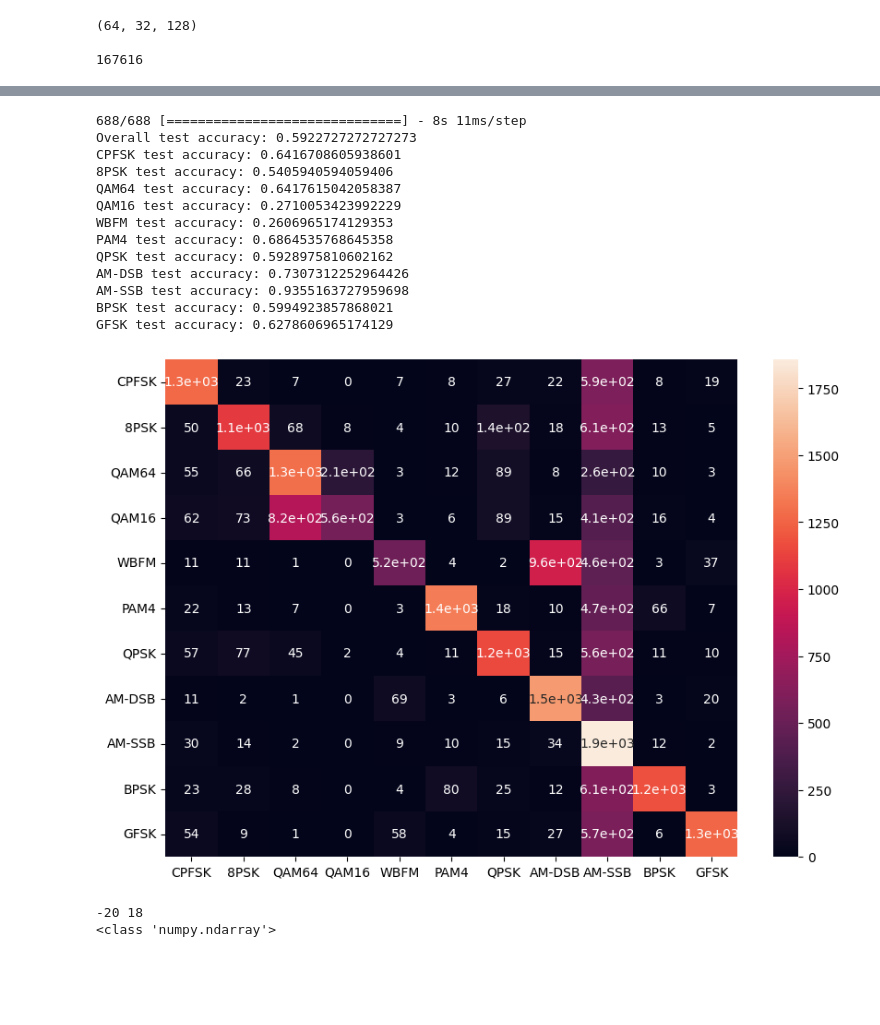
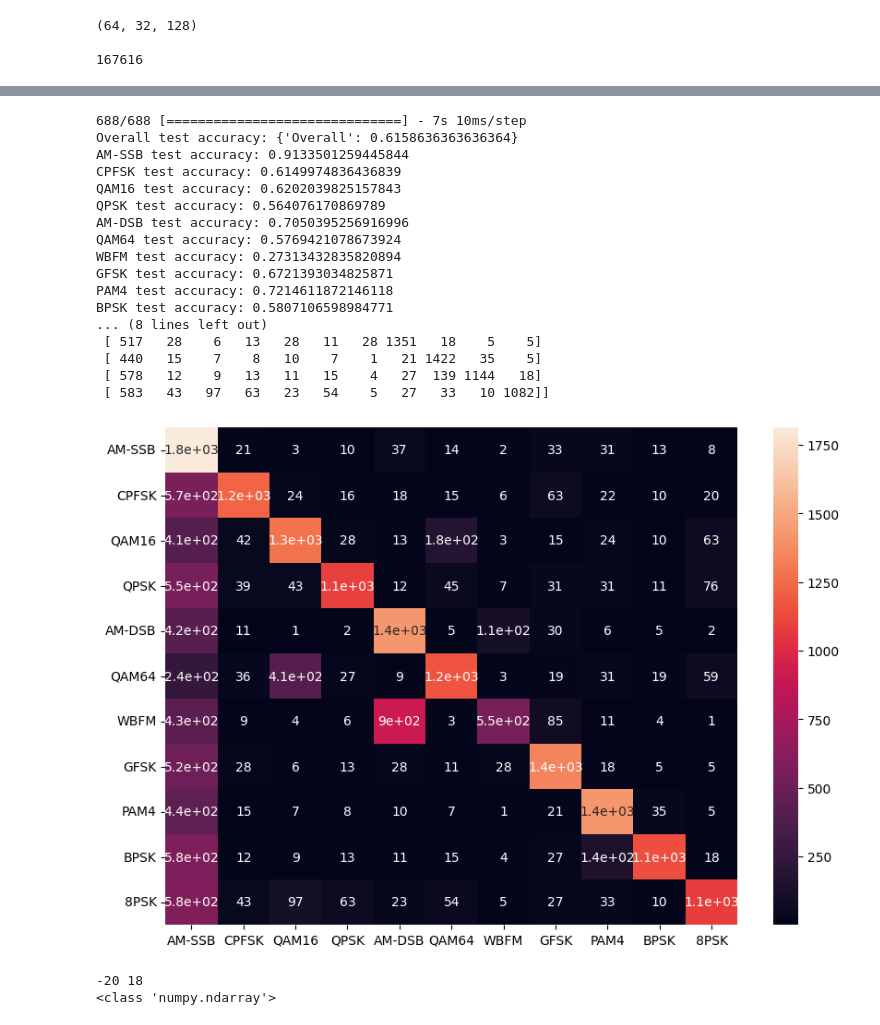
Before and after one commit to google/CFU-Playground, a Jupyter notebook: models/simc_4/train_model_simc_4_radioml_data.ipynb, the cells around one changed output, grey strips where cells are left out. Drawn from its saved outputs; the diff is of its cells as text; code cells hidden in the pictures; blank space fills up the shorter version.

Commit message:
update model 4

```diff
--- a/models/simc_4/train_model_simc_4_radioml_data.ipynb
+++ b/models/simc_4/train_model_simc_4_radioml_data.ipynb
@@ -731,7 +762,8 @@ _________________________________________________________________
 # learning rate schedule
 
 model.compile(
-    optimizer=tf.keras.optimizers.Adam(learning_rate=0.0),
+    # optimizer=tf.keras.optimizers.Adam(learning_rate=0.0),
+    optimizer=tf.keras.optimizers.Adam(),
     loss=tf.keras.losses.SparseCategoricalCrossentropy(),
     metrics=['accuracy'],
 )
@@ -744,17 +776,17 @@ test_data = test_data.squeeze()
 # validation_data = np.expand_dims(validation_data, 1)
 # test_data = np.expand_dims(test_data, 1)
 # %%
-def step_decay(epoch):
-    # lrate=0.001
-    lrate = 0.001
-    # factor = epoch // 6
-    # lrate /= (10**factor)
-    return lrate
+# def step_decay(epoch):
+#     # lrate=0.001
+#     lrate = 0.001
+#     # factor = epoch // 7
+#     # lrate /= (10**factor)
+#     return lrate
 
-lrate = tf.keras.callbacks.LearningRateScheduler(step_decay)
+# lrate = tf.keras.callbacks.LearningRateScheduler(step_decay)
 
 
-N_EPOCHS = 24
+N_EPOCHS = 40
 BATCH_SIZE = 128
 if train_model:
     h = model.fit(
@@ -763,7 +795,7 @@ if train_model:
         epochs=N_EPOCHS,
         batch_size=BATCH_SIZE,
         validation_data=(validation_data, validation_labels),
-        callbacks=[lrate]
+        # callbacks=[lrate]
     )
 else:
     model = tf.keras.models.load_model(MODEL_TF)
@@ -817,36 +854,45 @@ plt.show()
 # %%
-def evaluate_model(model, data, labels):
+def evaluate_model(model, data, labels, verbose=True):
     preds = model.predict(data)
     pred_labels = np.argmax(preds, axis=1)
 
-    print(f"Overall test accuracy: {accuracy_score(labels, pred_labels)}")
+    cls_to_acc = {"Overall": accuracy_score(labels, pred_labels)}
+    print(f"Overall test accuracy: {cls_to_acc}")
     for ci, cl in enumerate(modulations):
         class_indecies = np.where(labels == ci)[0]
         cur_true_labels = labels[class_indecies]
         cur_pred_labels = pred_labels[class_indecies]
-        print(f"{cl} test accuracy: {accuracy_score(cur_true_labels, cur_pred_labels)}")
+        cls_to_acc[cl] = accuracy_score(cur_true_labels, cur_pred_labels)
+        verbose and print(f"{cl} test accuracy: {cls_to_acc[cl]}")
     cm = confusion_matrix(y_true=labels, y_pred=pred_labels)
+    verbose and print(cm)
     df_cm = pd.DataFrame(cm, index = modulations,
                     columns = modulations)
-    plt.figure(figsize = (10,7))
-    sn.heatmap(df_cm, annot=True)
+    if verbose:
+        plt.figure(figsize = (10,7))
+        sn.heatmap(df_cm, annot=True)
+    return cm, cls_to_acc
 # %%
-evaluate_model(model, validation_data, validation_labels)
+cm, cls_to_acc = evaluate_model(model, validation_data, validation_labels)
 # %% [output]
-688/688 [==============================] - 8s 11ms/step
-Overall test accuracy: 0.5922727272727273
-CPFSK test accuracy: 0.6416708605938601
-8PSK test accuracy: 0.5405940594059406
-QAM64 test accuracy: 0.6417615042058387
-QAM16 test accuracy: 0.2710053423992229
-WBFM test accuracy: 0.2606965174129353
-PAM4 test accuracy: 0.6864535768645358
-QPSK test accuracy: 0.5928975810602162
-AM-DSB test accuracy: 0.7307312252964426
-AM-SSB test accuracy: 0.9355163727959698
-BPSK test accuracy: 0.5994923857868021
-GFSK test accuracy: 0.6278606965174129
+688/688 [==============================] - 7s 10ms/step
+Overall test accuracy: {'Overall': 0.6158636363636364}
+AM-SSB test accuracy: 0.9133501259445844
+CPFSK test accuracy: 0.6149974836436839
+QAM16 test accuracy: 0.6202039825157843
+QPSK test accuracy: 0.564076170869789
+AM-DSB test accuracy: 0.7050395256916996
+QAM64 test accuracy: 0.5769421078673924
+WBFM test accuracy: 0.27313432835820894
+GFSK test accuracy: 0.6721393034825871
+PAM4 test accuracy: 0.7214611872146118
+BPSK test accuracy: 0.5807106598984771
+... (8 lines left out)
+ [ 517   28    6   13   28   11   28 1351   18    5    5]
+ [ 440   15    7    8   10    7    1   21 1422   35    5]
+ [ 578   12    9   13   11   15    4   27  139 1144   18]
+ [ 583   43   97   63   23   54    5   27   33   10 1082]]
-[figure, old version]
+[figure, new version]
 # %%
 import pickle
 # evaluate by snr radioml
```
Also changed, not shown: parts of 17 cells of this notebook.
